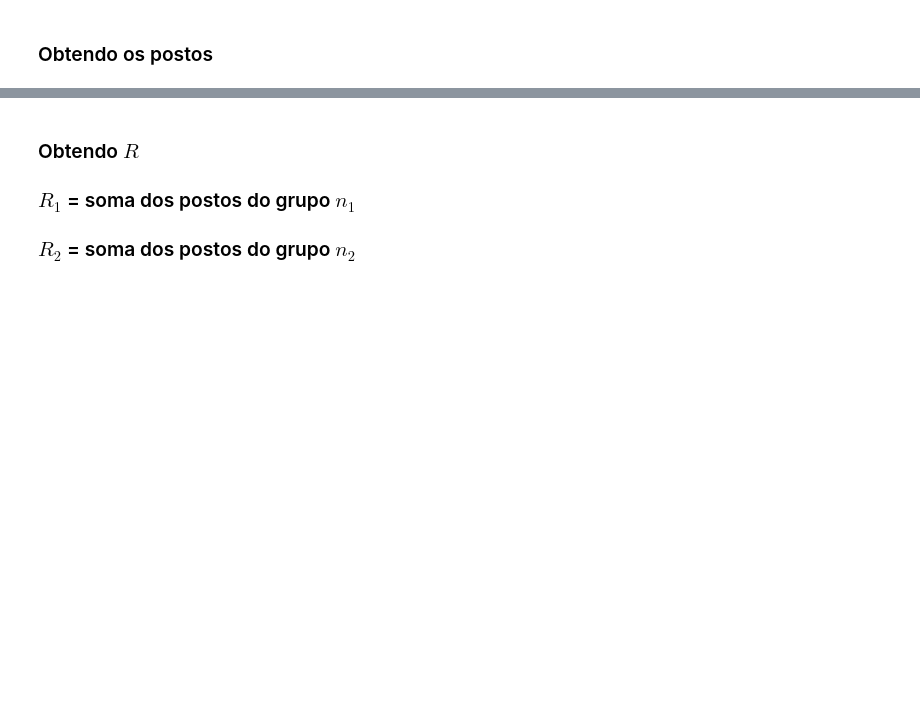
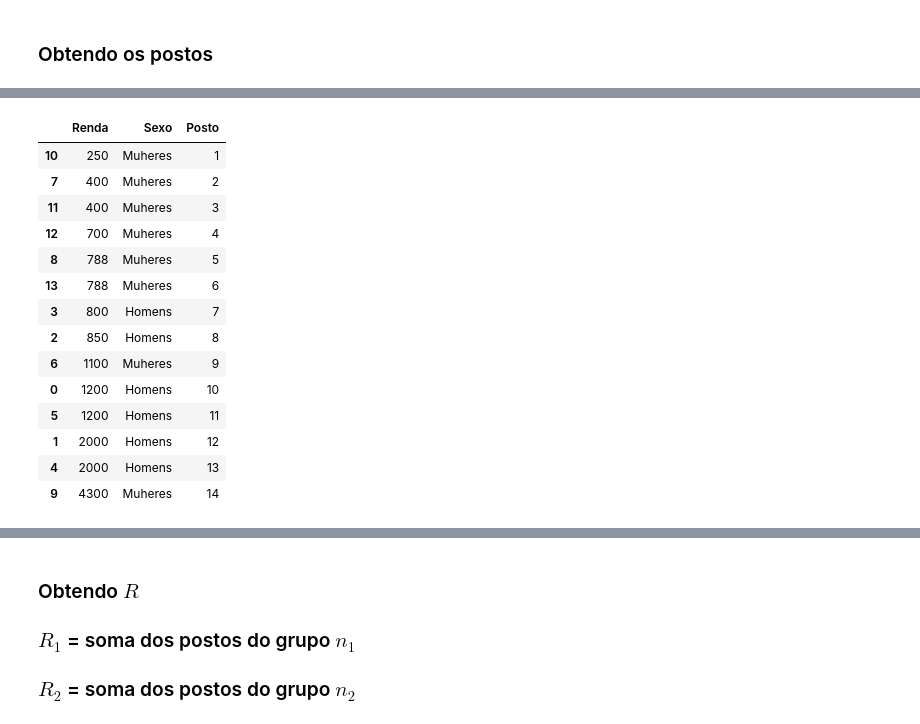
Before and after one commit to fcardosoo/Alura-008-Statistics-with-python-hypothesis-testing, a Jupyter notebook: Curso_de_Estatística_Parte_3.ipynb, the cells around one changed output, grey strips where cells are left out. Saved outputs shown, nothing was run; the diff lists cells and outputs as text; code cells hidden in the pictures; blank space fills up the shorter version.

```diff
--- a/Curso_de_Estatística_Parte_3.ipynb
+++ b/Curso_de_Estatística_Parte_3.ipynb
@@ -1442,3 +1442,7 @@ Onde
 # $$\sigma{(u)} = \sqrt{\frac{n_1 \times n_2 \times (n_1 + n_2 + 1)}{12}}$$
 # %% [markdown]
 ### Obtendo os postos
+# %%
+H = pd.DataFrame(homens)
+H['Sexo'] = 'Homens'
+H
@@ -1444,0 +1457,4 @@ Onde
+# %%
+M = pd.DataFrame(mulheres)
+M['Sexo'] = 'Muheres'
+M
@@ -1444,0 +1471,4 @@ Onde
+# %%
+sexo = H.append(M)
+sexo.reset_index(inplace = True, drop = True)
+sexo
@@ -1444,0 +1491,3 @@ Onde
+# %%
+sexo.sort_values(by = 'Renda', inplace = True)
+sexo
@@ -1444,0 +1510,19 @@ Onde
+# %%
+sexo['Posto'] = range(1, len(sexo) + 1)
+sexo
+# %% [output]
+|  | Renda | Sexo | Posto |
+| 10 | 250 | Muheres | 1 |
+| 7 | 400 | Muheres | 2 |
+| 11 | 400 | Muheres | 3 |
+| 12 | 700 | Muheres | 4 |
+| 8 | 788 | Muheres | 5 |
+| 13 | 788 | Muheres | 6 |
+| 3 | 800 | Homens | 7 |
+| 2 | 850 | Homens | 8 |
+| 6 | 1100 | Muheres | 9 |
+| 0 | 1200 | Homens | 10 |
+| 5 | 1200 | Homens | 11 |
+| 1 | 2000 | Homens | 12 |
+| 4 | 2000 | Homens | 13 |
+| 9 | 4300 | Muheres | 14 |
```
Also changed, not shown: parts of 6 cells of this notebook.
